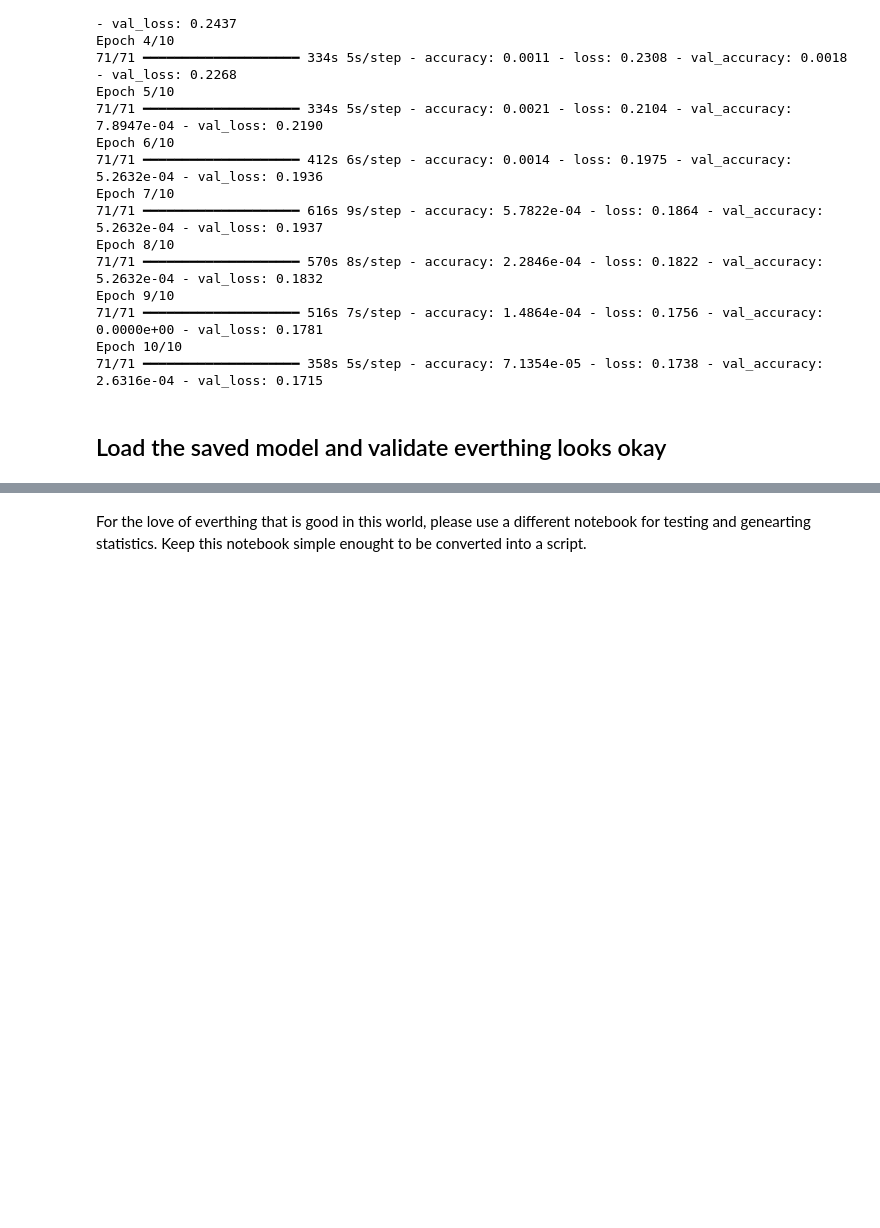
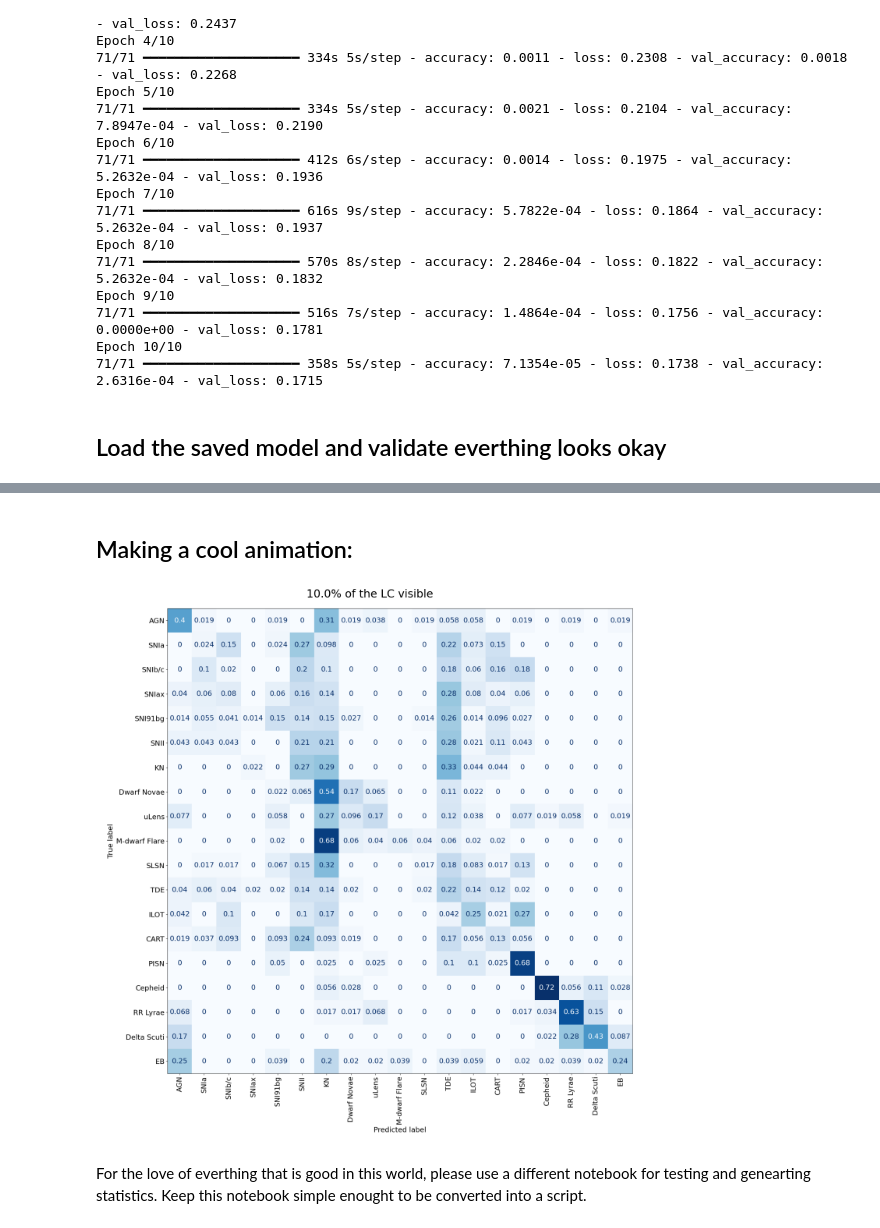
Before and after one commit to uiucsn/Astro-ORACLE, a Jupyter notebook: train_LSTM.ipynb, the cells around one changed output, grey strips where cells are left out. Saved outputs shown, nothing was run; the diff lists cells and outputs as text; code cells hidden in the pictures; blank space fills up the shorter version.

```diff
--- a/train_LSTM.ipynb
+++ b/train_LSTM.ipynb
@@ -306,2 +354,31 @@ For 100% of the light curve, these are the statistics
+# %% [markdown]
+## Making a cool animation:
+# %%
+# Load the images
+files = [f"gif/{f}.png" for f in fractions]
+images = []
+for filename in files:
+    images.append(imageio.imread(filename))
+
+# Create the figure and axes
+fig, ax = plt.subplots(figsize=(18, 18))
+
+
+# Create the animation
+def animate(i):
+    ax.clear()
+    ax.axis('off')
+    ax.get_xaxis().set_ticks([])
+    ax.get_yaxis().set_ticks([])
+    ax.set_title(f"{fractions[i] * 100}% of the LC visible")
+    ax.imshow(images[i])
+
+
+anim = animation.FuncAnimation(fig, animate, frames=len(images), interval=500)
+
+# Save the animation as a GIF
+anim.save('gif/leaf_cf.gif')
+# %% [output]
+[figure, added]
 # %% [markdown]
 For the love of everthing that is good in this world, please use a different notebook for testing and genearting statistics. Keep this notebook simple enought to be converted into a script.
```
Also changed, not shown: parts of 5 cells of this notebook, 1 other file.
